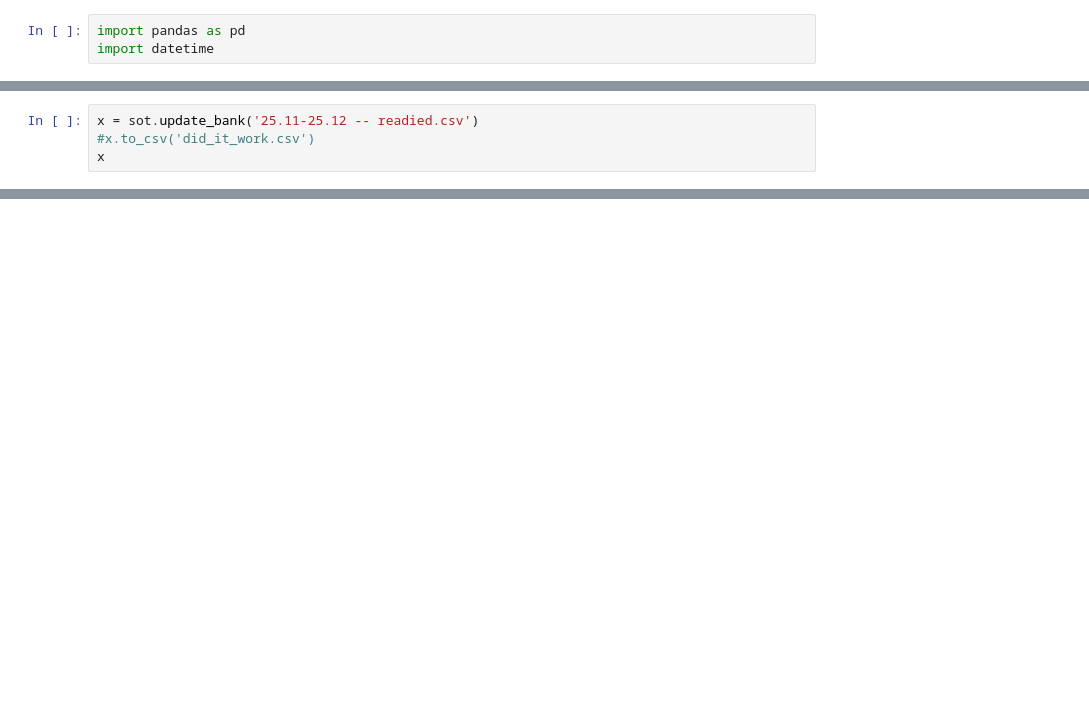
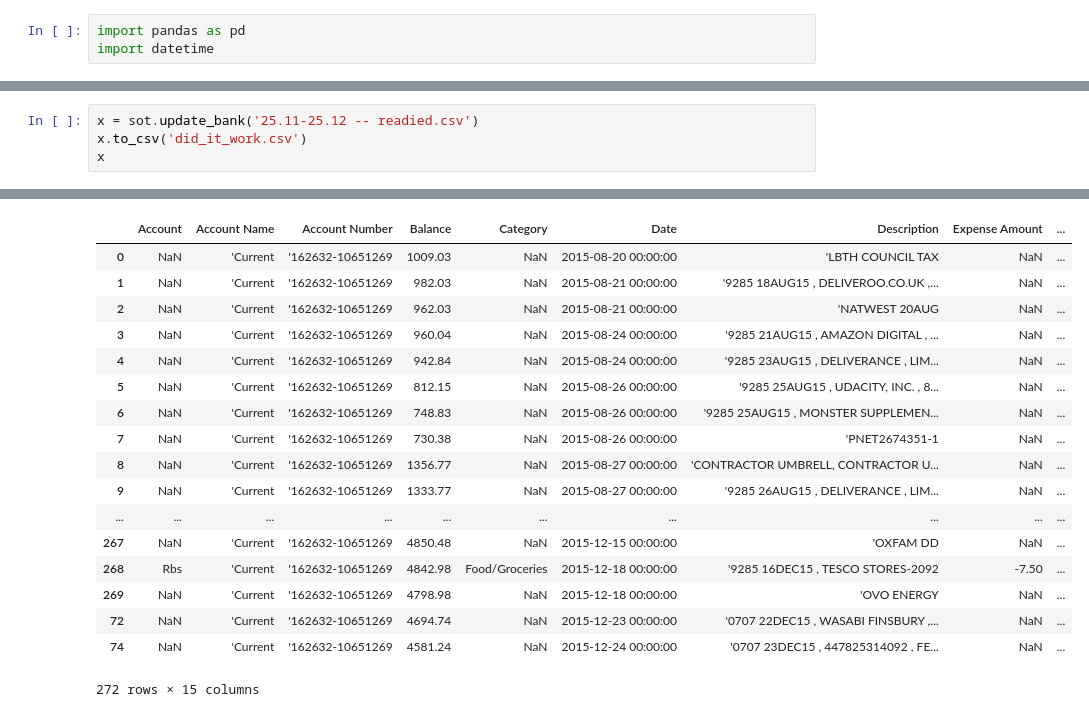
Before and after one commit to drobotnik/banking, a Jupyter notebook: py_code/main.ipynb, the cells around one changed output, grey strips where cells are left out. Saved outputs shown, nothing was run; the diff lists cells and outputs as text; blank space fills up the shorter version.

```diff
--- a/py_code/main.ipynb
+++ b/py_code/main.ipynb
@@ -86,5 +83,6 @@ class SOT(object):
 sot = SOT('first_SOT.csv')
 # %%
 x = sot.update_bank('25.11-25.12 -- readied.csv')
-#x.to_csv('did_it_work.csv')
+x.to_csv('did_it_work.csv')
 x
+# %% [output]
@@ -90,0 +91,18 @@ x
+|  | Account | Account Name | Account Number | Balance | Category | Date | Description | Expense Amount | ... |
+| 0 | NaN | 'Current | '162632-10651269 | 1009.03 | NaN | 2015-08-20 00:00:00 | 'LBTH COUNCIL TAX | NaN | ... |
+| 1 | NaN | 'Current | '162632-10651269 | 982.03 | NaN | 2015-08-21 00:00:00 | '9285 18AUG15 , DELIVEROO.CO.UK ,... | NaN | ... |
+| 2 | NaN | 'Current | '162632-10651269 | 962.03 | NaN | 2015-08-21 00:00:00 | 'NATWEST 20AUG | NaN | ... |
+| 3 | NaN | 'Current | '162632-10651269 | 960.04 | NaN | 2015-08-24 00:00:00 | '9285 21AUG15 , AMAZON DIGITAL , ... | NaN | ... |
+| 4 | NaN | 'Current | '162632-10651269 | 942.84 | NaN | 2015-08-24 00:00:00 | '9285 23AUG15 , DELIVERANCE , LIM... | NaN | ... |
+| 5 | NaN | 'Current | '162632-10651269 | 812.15 | NaN | 2015-08-26 00:00:00 | '9285 25AUG15 , UDACITY, INC. , 8... | NaN | ... |
+| 6 | NaN | 'Current | '162632-10651269 | 748.83 | NaN | 2015-08-26 00:00:00 | '9285 25AUG15 , MONSTER SUPPLEMEN... | NaN | ... |
+| 7 | NaN | 'Current | '162632-10651269 | 730.38 | NaN | 2015-08-26 00:00:00 | 'PNET2674351-1 | NaN | ... |
+| 8 | NaN | 'Current | '162632-10651269 | 1356.77 | NaN | 2015-08-27 00:00:00 | 'CONTRACTOR UMBRELL, CONTRACTOR U... | NaN | ... |
+| 9 | NaN | 'Current | '162632-10651269 | 1333.77 | NaN | 2015-08-27 00:00:00 | '9285 26AUG15 , DELIVERANCE , LIM... | NaN | ... |
+| ... | ... | ... | ... | ... | ... | ... | ... | ... | ... |
+| 267 | NaN | 'Current | '162632-10651269 | 4850.48 | NaN | 2015-12-15 00:00:00 | 'OXFAM DD | NaN | ... |
+| 268 | Rbs | 'Current | '162632-10651269 | 4842.98 | Food/Groceries | 2015-12-18 00:00:00 | '9285 16DEC15 , TESCO STORES-2092 | -7.50 | ... |
+| 269 | NaN | 'Current | '162632-10651269 | 4798.98 | NaN | 2015-12-18 00:00:00 | 'OVO ENERGY | NaN | ... |
+| 72 | NaN | 'Current | '162632-10651269 | 4694.74 | NaN | 2015-12-23 00:00:00 | '0707 22DEC15 , WASABI FINSBURY ,... | NaN | ... |
+| 74 | NaN | 'Current | '162632-10651269 | 4581.24 | NaN | 2015-12-24 00:00:00 | '0707 23DEC15 , 447825314092 , FE... | NaN | ... |
+272 rows × 15 columns
```
Also changed, not shown: parts of 2 cells of this notebook, 4 other files.
